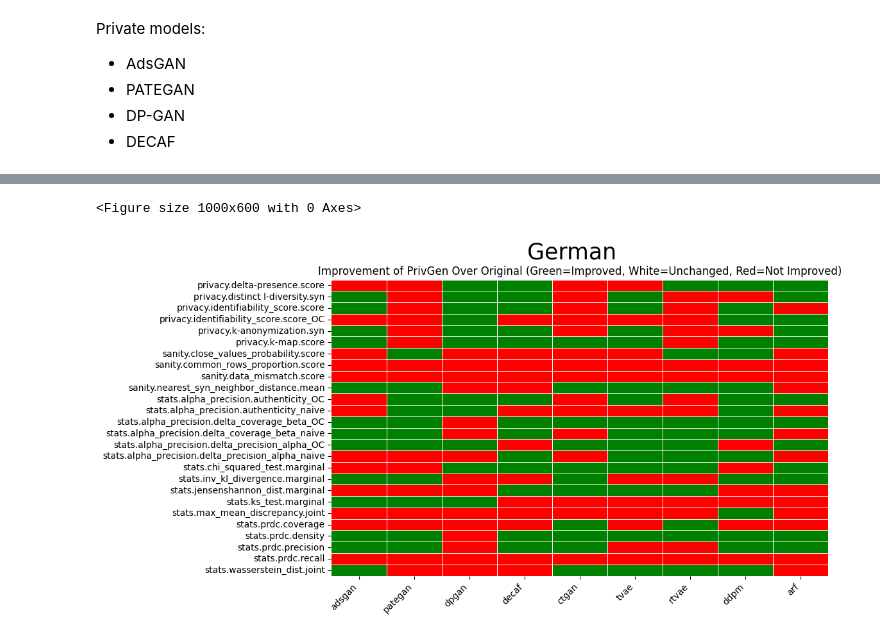
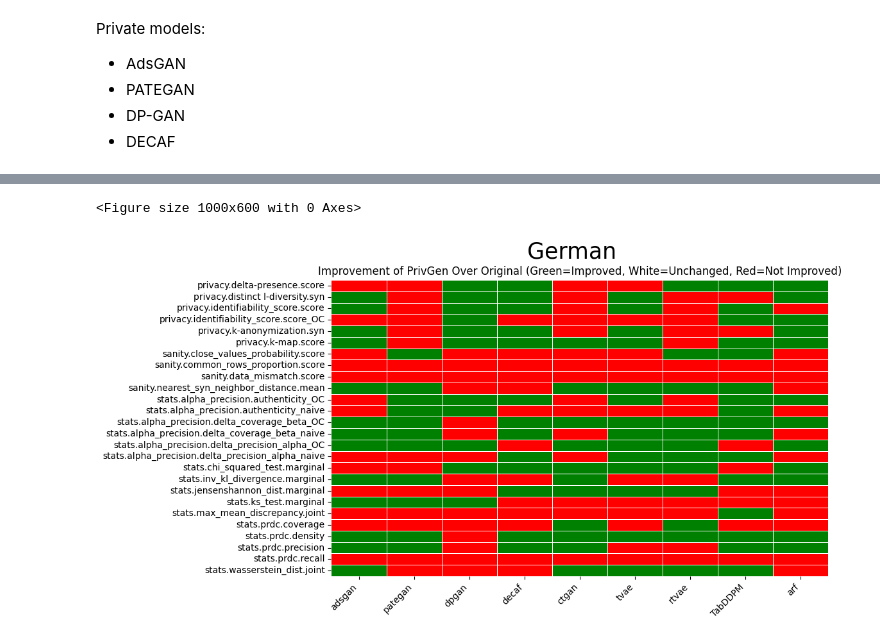
Before and after one commit to Naviden/PrivGen, a Jupyter notebook: notebooks/detailed_results.ipynb, the cells around one changed output, grey strips where cells are left out. Saved outputs shown, nothing was run; the diff lists cells and outputs as text; code cells hidden in the pictures.

```diff
--- a/notebooks/detailed_results.ipynb
+++ b/notebooks/detailed_results.ipynb
@@ -314,32 +317,33 @@ custom_cmap = ListedColormap(["red", "white", "green"])
 comparison_array = comparison_df.to_numpy()
 
 # Define new logic:
 # -1 -> No improvement (Red)
 #  0 -> Unchanged (White)
 #  1 -> Improved (Green)
 comparison_mapped = np.where(comparison_array == 1, 2,
                              np.where(comparison_array == 0, 1, 0))
 
 # Plot heatmap
 plt.figure(figsize=(10, 6))
 sns.heatmap(comparison_mapped,
             cmap=custom_cmap,
             annot=False,
             linewidths=0.5,
             cbar=False,
             xticklabels=comparison_df.columns,
             yticklabels=comparison_df.index)
 
 plt.suptitle('German', fontsize=25)
 plt.title(
     "Improvement of PrivGen Over Original (Green=Improved, White=Unchanged, Red=Not Improved)"
 )
+sythn_names = ['TabDDPM' if name == 'ddpm' else name for name in comparison_df.columns]
 plt.xticks(ticks=[i + 0.5 for i in range(len(comparison_df.columns))],
-           labels=comparison_df.columns,
+           labels=sythn_names,
            rotation=45,
            ha='right')
 plt.yticks(rotation=0)
 plt.show()
 # %% [output]
 <Figure size 1000x600 with 0 Axes>
-[figure, old version]
+[figure, new version]
```
Also changed, not shown: parts of 2 cells of this notebook.
